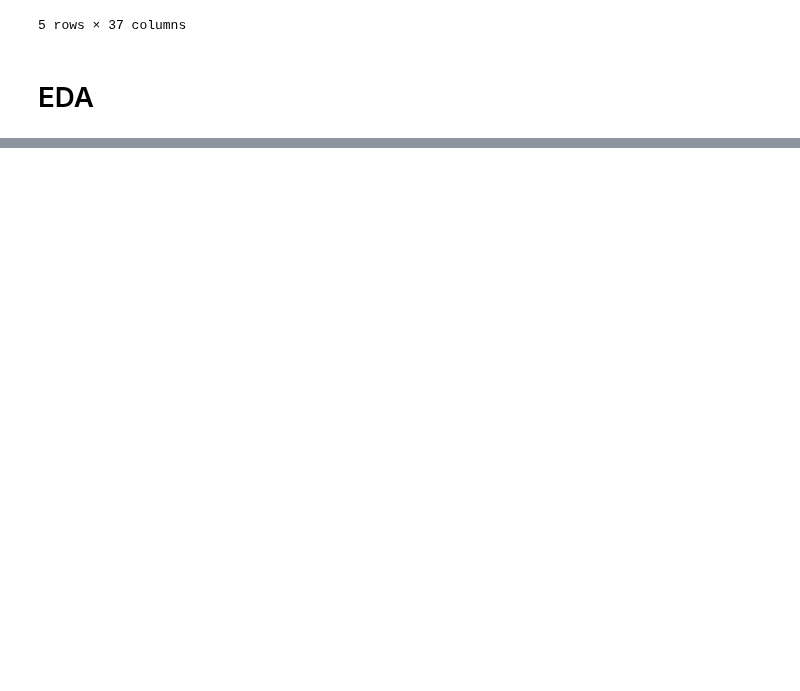
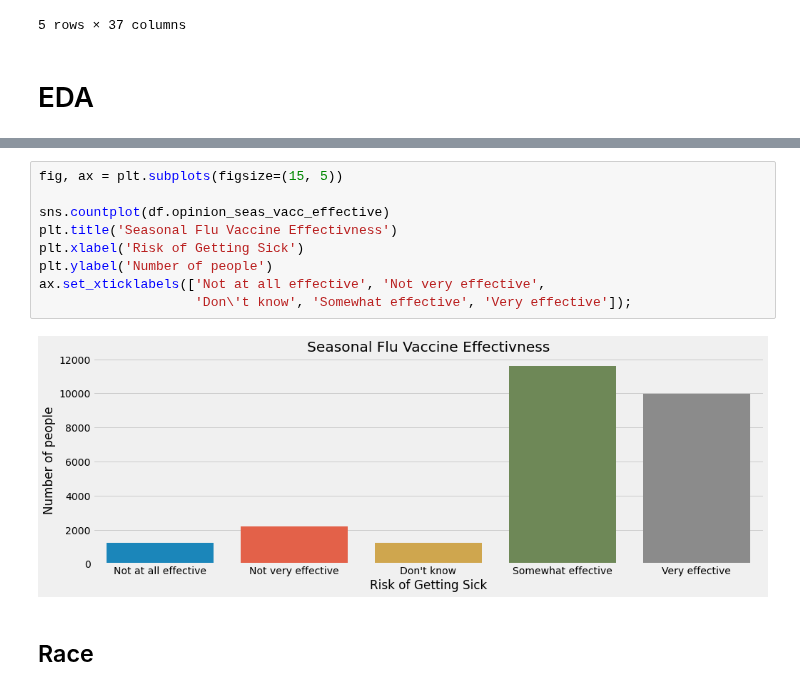
Before and after one commit to mankah/Capstone, a Jupyter notebook: Seasonl_Flu_Analysis.ipynb, the cells around one changed output, grey strips where cells are left out. Cells and saved outputs as stored; diff of their text form; blank space fills up the shorter version.

```diff
--- a/Seasonl_Flu_Analysis.ipynb
+++ b/Seasonl_Flu_Analysis.ipynb
@@ -37,0 +61,13 @@ ax.set_xticklabels(['Did not Recieve', 'Recieved']);
+# %%
+fig, ax = plt.subplots(figsize=(15, 5))
+
+sns.countplot(df.opinion_seas_vacc_effective)
+plt.title('Seasonal Flu Vaccine Effectivness')
+plt.xlabel('Risk of Getting Sick')
+plt.ylabel('Number of people')
+ax.set_xticklabels(['Not at all effective', 'Not very effective',
+                    'Don\'t know', 'Somewhat effective', 'Very effective']);
+# %% [output]
+[figure, added]
+# %% [markdown]
+## Race
```
Also changed, not shown: parts of 3 cells of this notebook.
